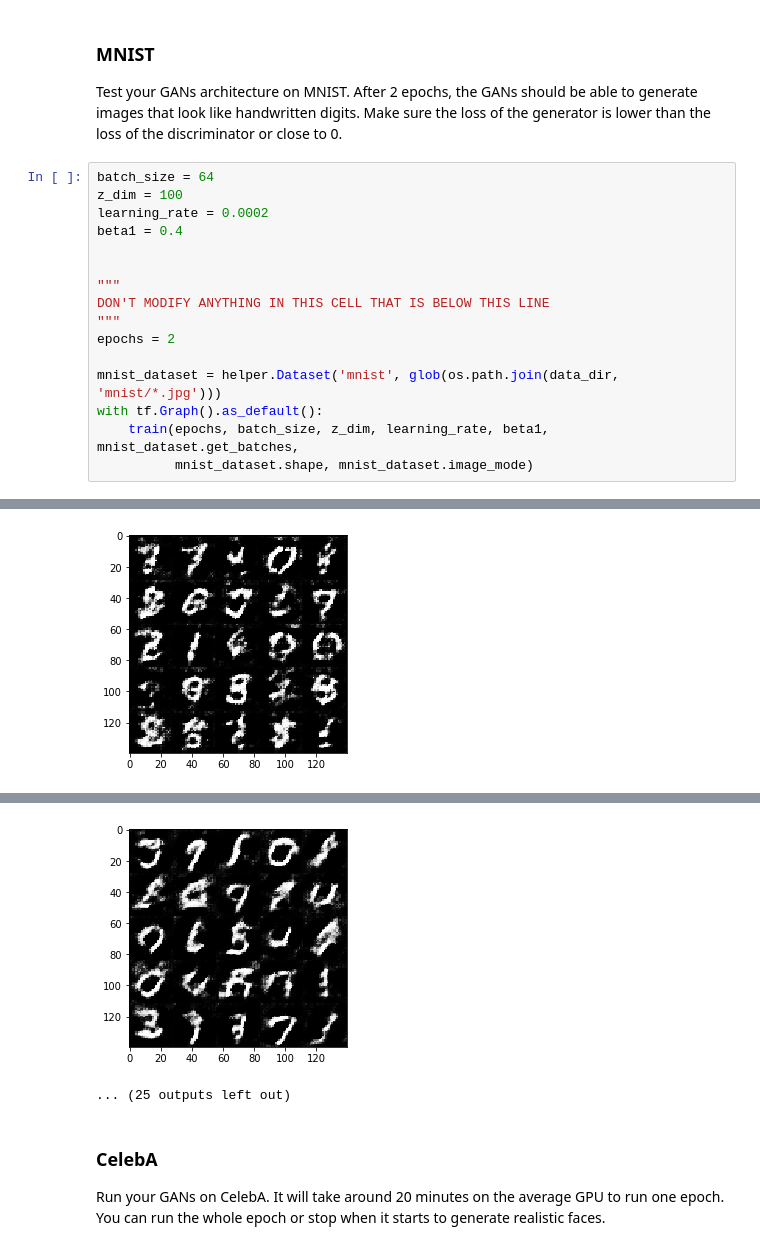
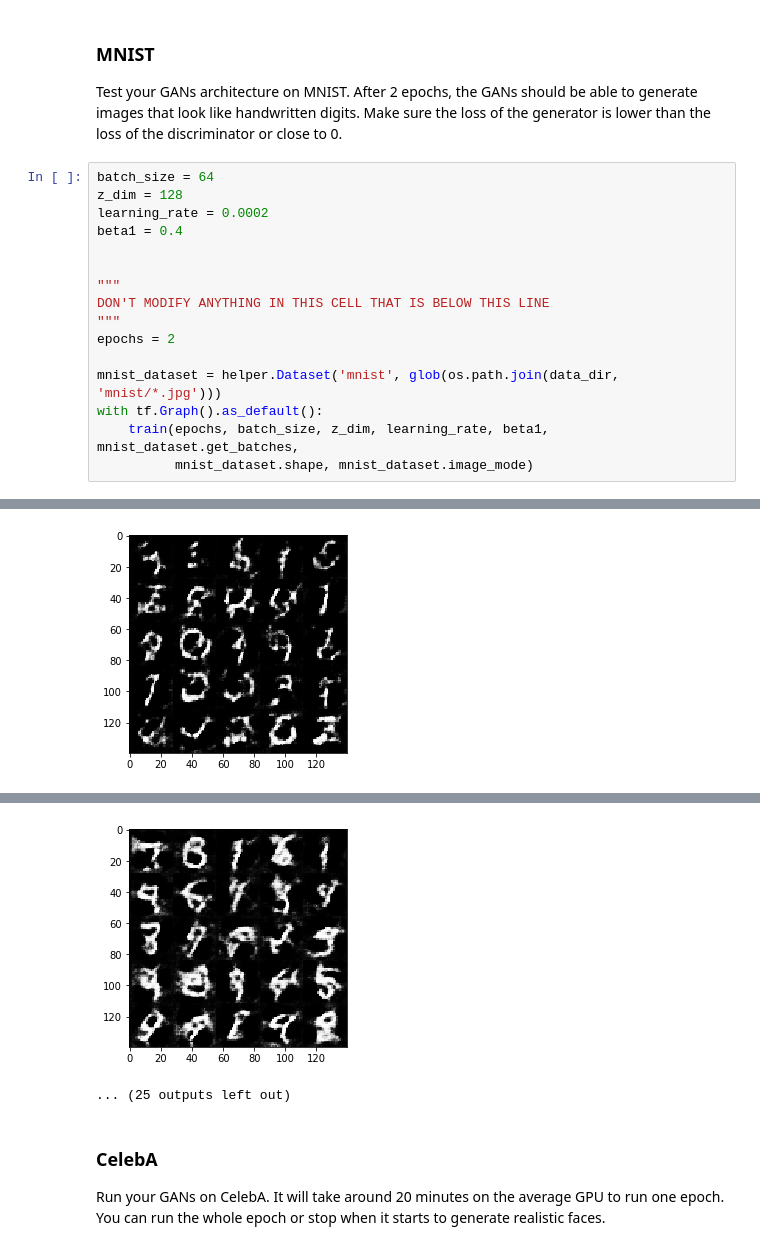
Before and after one commit to oliverabreu/Deep_Learning_Course, a Jupyter notebook: face_generation/dlnd_face_generation.ipynb, the cells around one changed output, grey strips where cells are left out. Saved outputs shown, nothing was run; the diff lists cells and outputs as text.

```diff
--- a/face_generation/dlnd_face_generation.ipynb
+++ b/face_generation/dlnd_face_generation.ipynb
@@ -379,7 +379,7 @@ def train(epoch_count, batch_size, z_dim, learning_rate, beta1, get_batches, dat
 Test your GANs architecture on MNIST.  After 2 epochs, the GANs should be able to generate images that look like handwritten digits.  Make sure the loss of the generator is lower than the loss of the discriminator or close to 0.
 # %%
 batch_size = 64
-z_dim = 100
+z_dim = 128
 learning_rate = 0.0002
 beta1 = 0.4
 
@@ -451 +451 @@ Epoch 1/2 --  Discriminator Loss: 1.2603 --  Generator Loss: 0.7584
-[figure, old version]
+[figure, new version]
@@ -462,4 +462,4 @@ Epoch 1/2 --  Discriminator Loss: 1.5918 --  Generator Loss: 0.4947
-[figure, old version]
+[figure, new version]
 ... (25 outputs left out)
 # %% [markdown]
 ### CelebA
```
Also changed, not shown: parts of 2 cells of this notebook, 1 other file.
